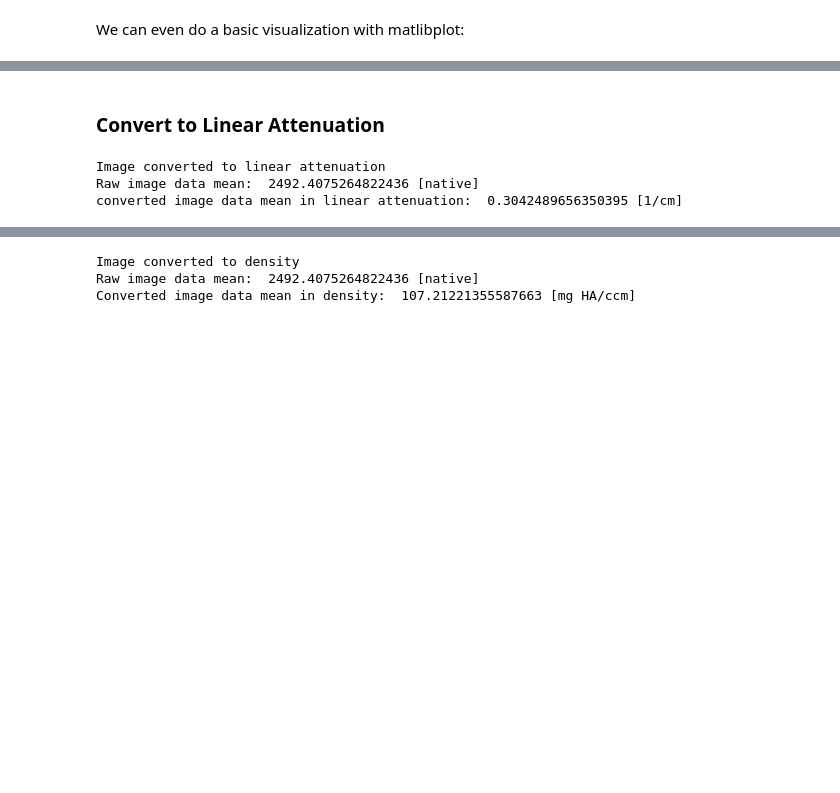
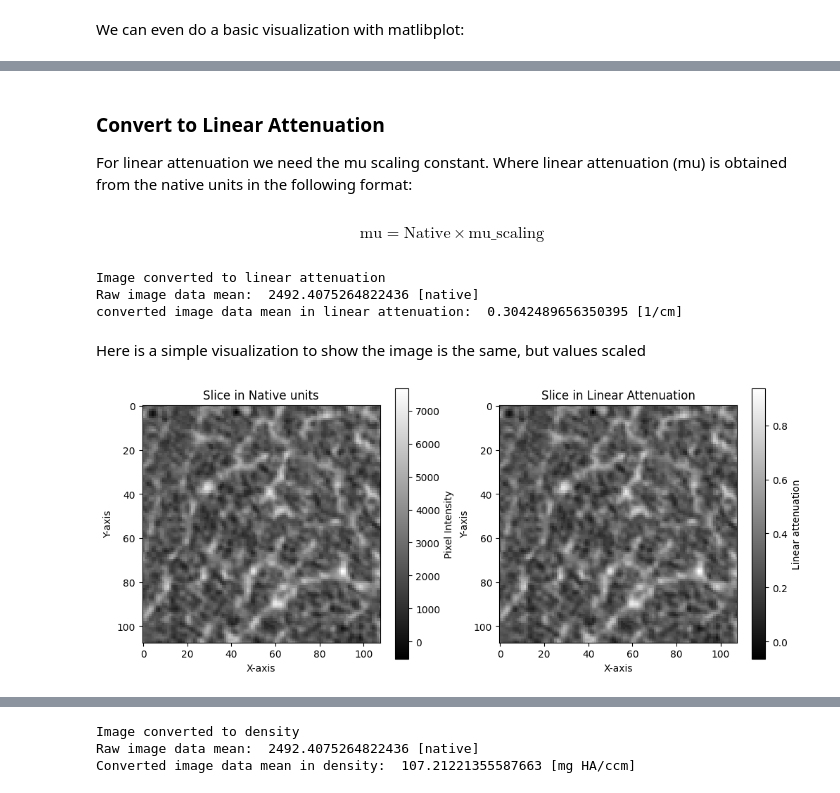
Before and after one commit to OpenMSKImaging/vtkbone, a Jupyter notebook: Tutorials/01_reading_in_aims.ipynb, the cells around one changed output, grey strips where cells are left out. Saved outputs shown, nothing was run; the diff lists cells and outputs as text; code cells hidden in the pictures; blank space fills up the shorter version.

```diff
--- a/Tutorials/01_reading_in_aims.ipynb
+++ b/Tutorials/01_reading_in_aims.ipynb
@@ -107,7 +82,17 @@ mu_scaling, hu_mu_water, hu_mu_air, density_slope, density_intercept = get_aim_c
 # %% [markdown]
 ### Convert to Linear Attenuation
+
+For linear attenuation we need the mu scaling constant. Where linear attenuation (mu) is obtained from the native units in the following format:
+<br>
+<br>
+$$
+\text{mu} = \text{Native} \times \text{mu_scaling}
+$$
 # %%
-#simple step to scale to linear attenuation with mu scaling value
+#first get the image calibration information from the image header with the helper function.
+mu_scaling, hu_mu_water, hu_mu_air, dens_slope, dens_int = get_aim_calibration_constants_from_processing_log(img_header)
+
+#scale to linear attenuation with mu scaling value
 np_image_lin_atten = np_image/mu_scaling
 
 #print some outputs to show that it is changed
@@ -118,5 +103,35 @@ print("converted image data mean in linear attenuation: ", np.mean(np_image_lin_
 Image converted to linear attenuation
 Raw image data mean:  2492.4075264822436 [native]
 converted image data mean in linear attenuation:  0.3042489656350395 [1/cm]
+# %% [markdown]
+Here is a simple visualization to show the image is the same, but values scaled
+# %%
+# Select the slice you want to visualize (you can change the index)
+slice_index = 10
+native_slice = np_image[:, :, slice_index]
+lin_atten_slice = np_image_lin_atten[:, :, slice_index]
+
+# Plot the slices side by side using matplotlib
+fig, axs = plt.subplots(1, 2, figsize=(12, 5))
+
+# Set labels and title
+# Plot the slice using matplotlib
+im1 = axs[0].imshow(native_slice, cmap='gray')
+axs[0].set_title("Slice in Native units")
+axs[0].set_xlabel("X-axis")
+axs[0].set_ylabel("Y-axis")
+plt.colorbar(im1, ax=axs[0], label="Pixel Intensity")
+
+im2 = axs[1].imshow(lin_atten_slice, cmap='gray')
+axs[1].imshow(lin_atten_slice, cmap='gray')
+axs[1].set_title("Slice in Linear Attenuation")
+axs[1].set_xlabel("X-axis")
+axs[1].set_ylabel("Y-axis")
+plt.colorbar(im2, ax=axs[1], label="Linear attenuation")
+
+# Show the plot
+plt.show()
+# %% [output]
+[figure, added]
 # %% [markdown]
 ### Convert to Density
```
Also changed, not shown: parts of 22 cells of this notebook.
